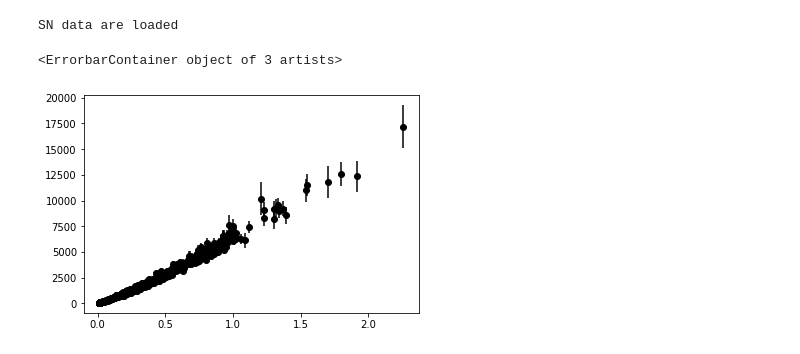
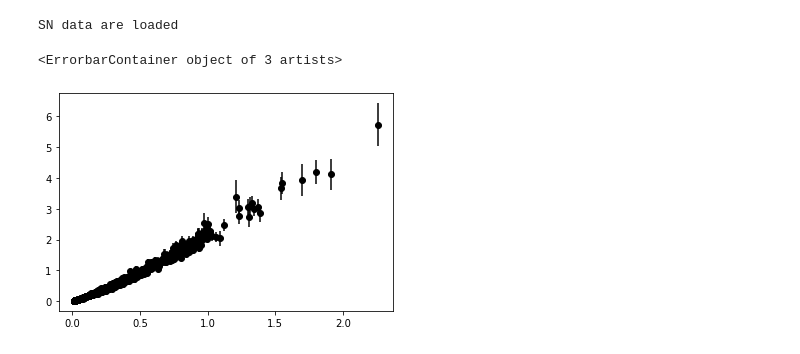
Before and after one commit to Ahmadmehrabi/GLM_Network, a Jupyter notebook: Sn_torch.ipynb, the cells around one changed output. Drawn from its saved outputs; the diff is of its cells as text; code cells hidden in the pictures.

```diff
--- a/Sn_torch.ipynb
+++ b/Sn_torch.ipynb
@@ -69,32 +69,34 @@ if cov_file.is_file() and lcp_file.is_file():
     cov_mat_sys_inv = np.linalg.inv(cov_mat_sys)
     cov_mat_sta_inv = np.linalg.inv(cov_mat_sta)
     print("SN data are loaded")
 
 else:
     print("SN files do not exist")
     sys.exit(0)
 
 dmu_obs = np.sqrt(cov_mat_sys.diagonal())
 data = np.c_[z_obs,mu_obs,dmu_obs]
 data.view('f8,f8,f8').sort(order=['f0'], axis=0)
 
 z_obs = data[:,0]
 mu_obs = data[:,1]
 dmu_obs = data[:,2]
 
 #dmu_obs = np.sqrt(cov_mat_sys.diagonal())
 
 def convert_to_Dl(mu,dmu):
     dl = pow(10,(mu-25)/5)
     sig_dl = dmu*dl*0.4605
     return dl,sig_dl
 
 
 Dl_obs , dDl_obs = convert_to_Dl(mu_obs,dmu_obs)
 
+D_obs, dD_obs = Dl_obs/(1+z_obs) , dDl_obs/(1+z_obs)
 
-plt.errorbar(z_obs,Dl_obs,yerr=dDl_obs,fmt='o',lw=1,elinewidth=1.5,color="black")
+
+plt.errorbar(z_obs,Dl_obs/3e3,yerr=dDl_obs/3e3,fmt='o',lw=1,elinewidth=1.5,color="black")
 # %% [output]
 SN data are loaded
 <ErrorbarContainer object of 3 artists>
-[figure, old version]
+[figure, new version]
```
Also changed, not shown: parts of 6 cells of this notebook, 9 other files.
